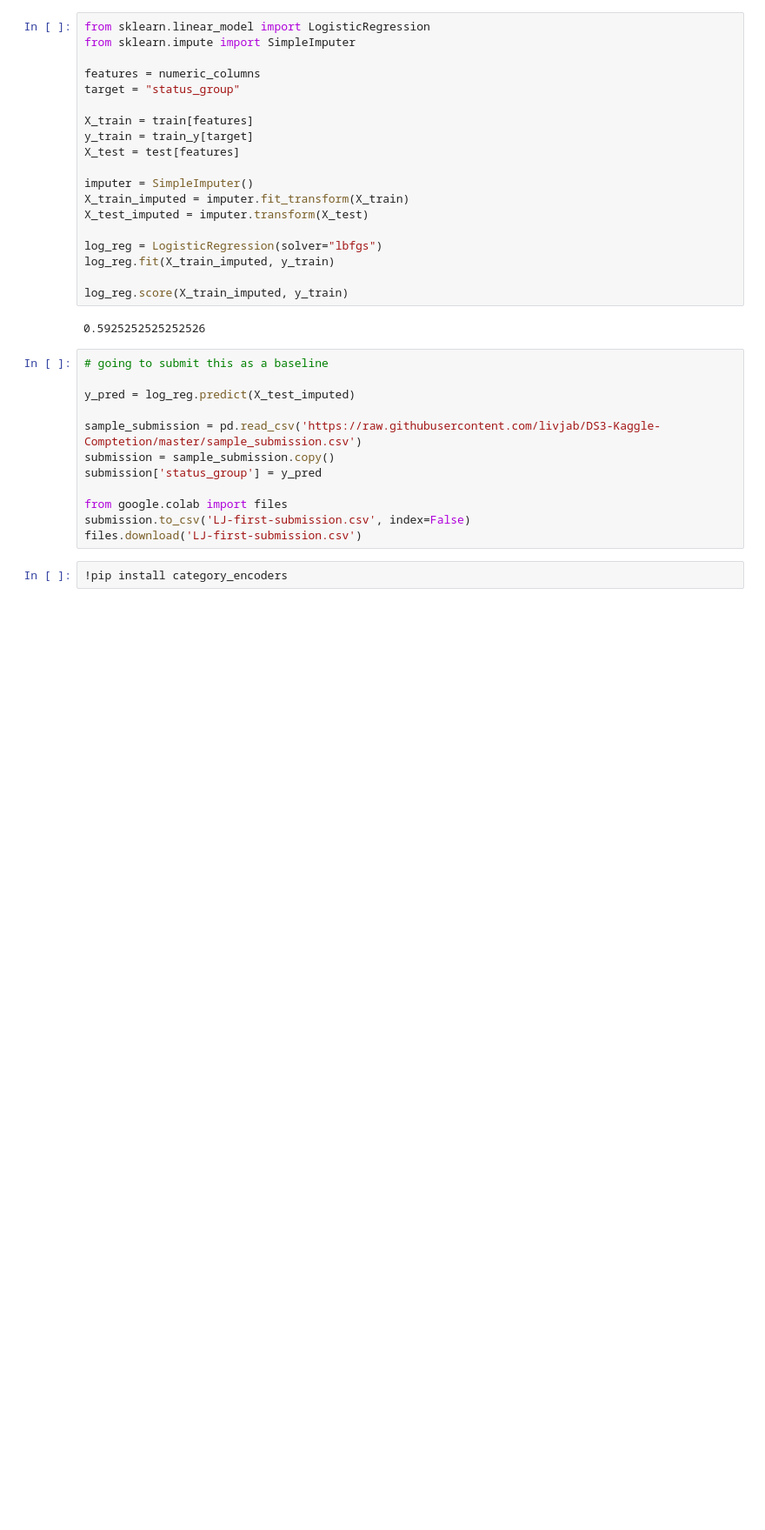
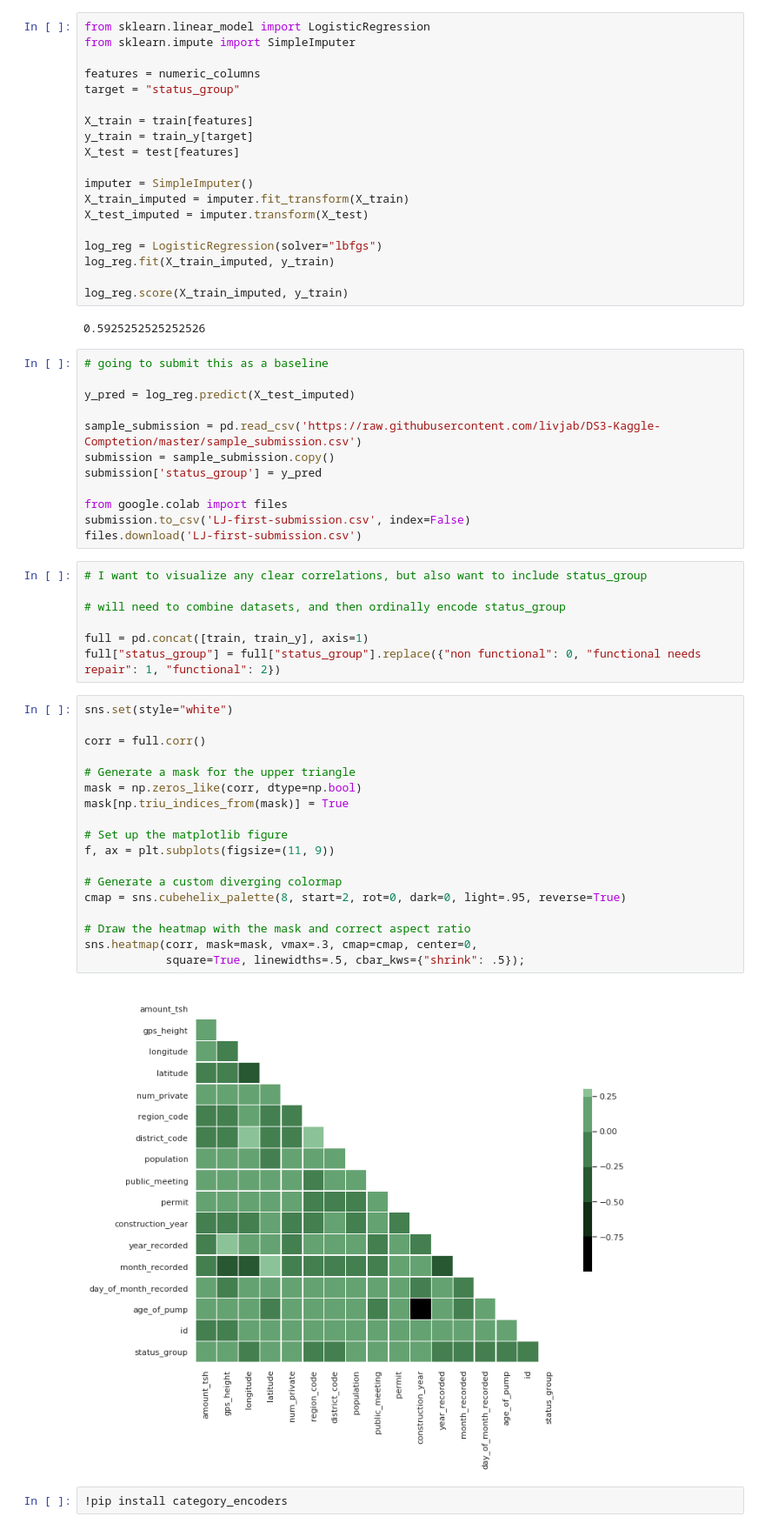
Before and after one commit to livjab/DS3-Kaggle-Comptetion, a Jupyter notebook: Kaggle_competition_final_notebook.ipynb, the cells around one changed output. Shown: that part at 87% size. Cells and saved outputs as stored; diff of their text form; blank space fills up the shorter version.

```diff
--- a/Kaggle_competition_final_notebook.ipynb
+++ b/Kaggle_competition_final_notebook.ipynb
@@ -163,6 +185,33 @@ submission['status_group'] = y_pred
 from google.colab import files
 submission.to_csv('LJ-first-submission.csv', index=False)
 files.download('LJ-first-submission.csv')
+# %%
+# I want to visualize any clear correlations, but also want to include status_group
+
+# will need to combine datasets, and then ordinally encode status_group
+
+full = pd.concat([train, train_y], axis=1)
+full["status_group"] = full["status_group"].replace({"non functional": 0, "functional needs repair": 1, "functional": 2})
+# %%
+sns.set(style="white")
+
+corr = full.corr()
+
+# Generate a mask for the upper triangle
+mask = np.zeros_like(corr, dtype=np.bool)
+mask[np.triu_indices_from(mask)] = True
+
+# Set up the matplotlib figure
+f, ax = plt.subplots(figsize=(11, 9))
+
+# Generate a custom diverging colormap
+cmap = sns.cubehelix_palette(8, start=2, rot=0, dark=0, light=.95, reverse=True)
+
+# Draw the heatmap with the mask and correct aspect ratio
+sns.heatmap(corr, mask=mask, vmax=.3, cmap=cmap, center=0,
+            square=True, linewidths=.5, cbar_kws={"shrink": .5});
+# %% [output]
+[figure, added]
 # %%
 !pip install category_encoders
 # %% [output]
```
Also changed, not shown: parts of 13 cells of this notebook.
